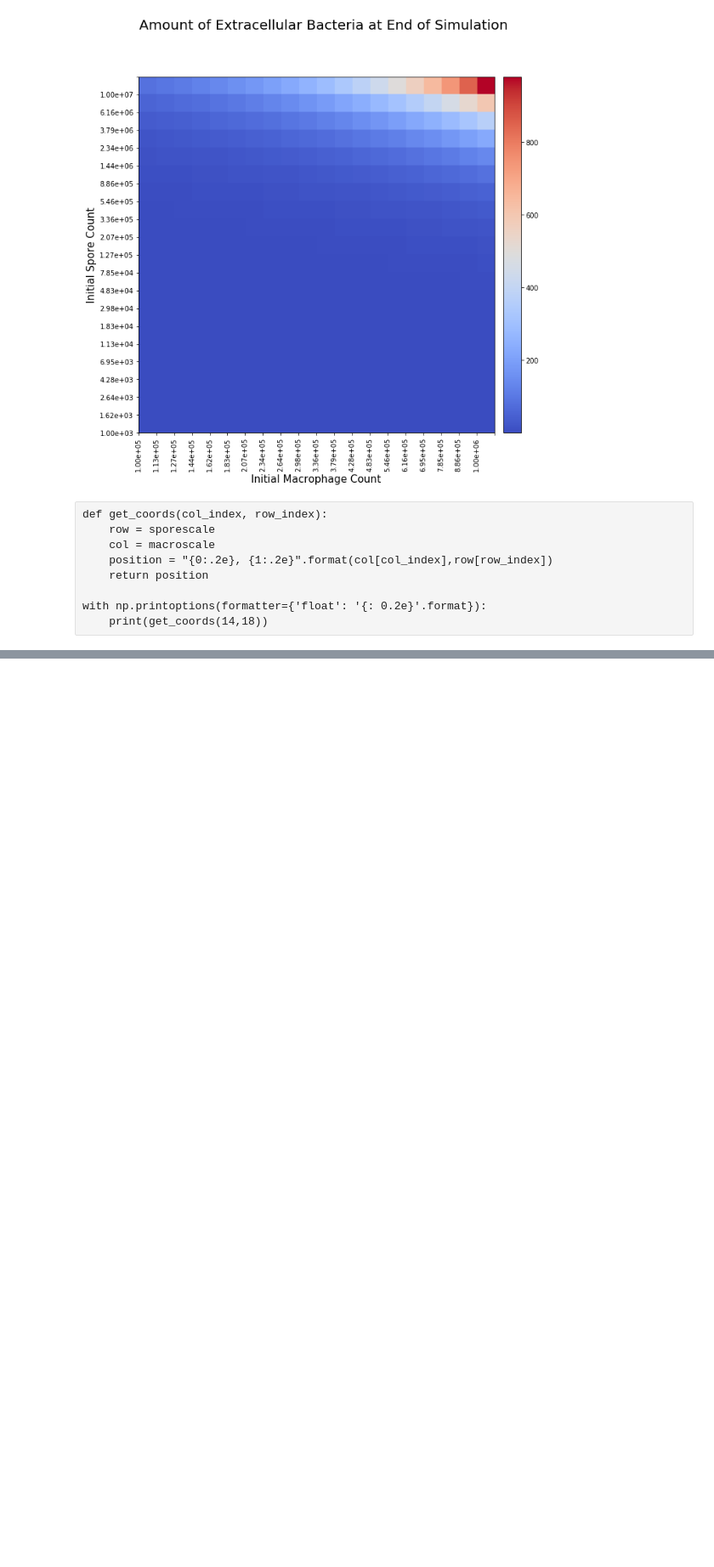
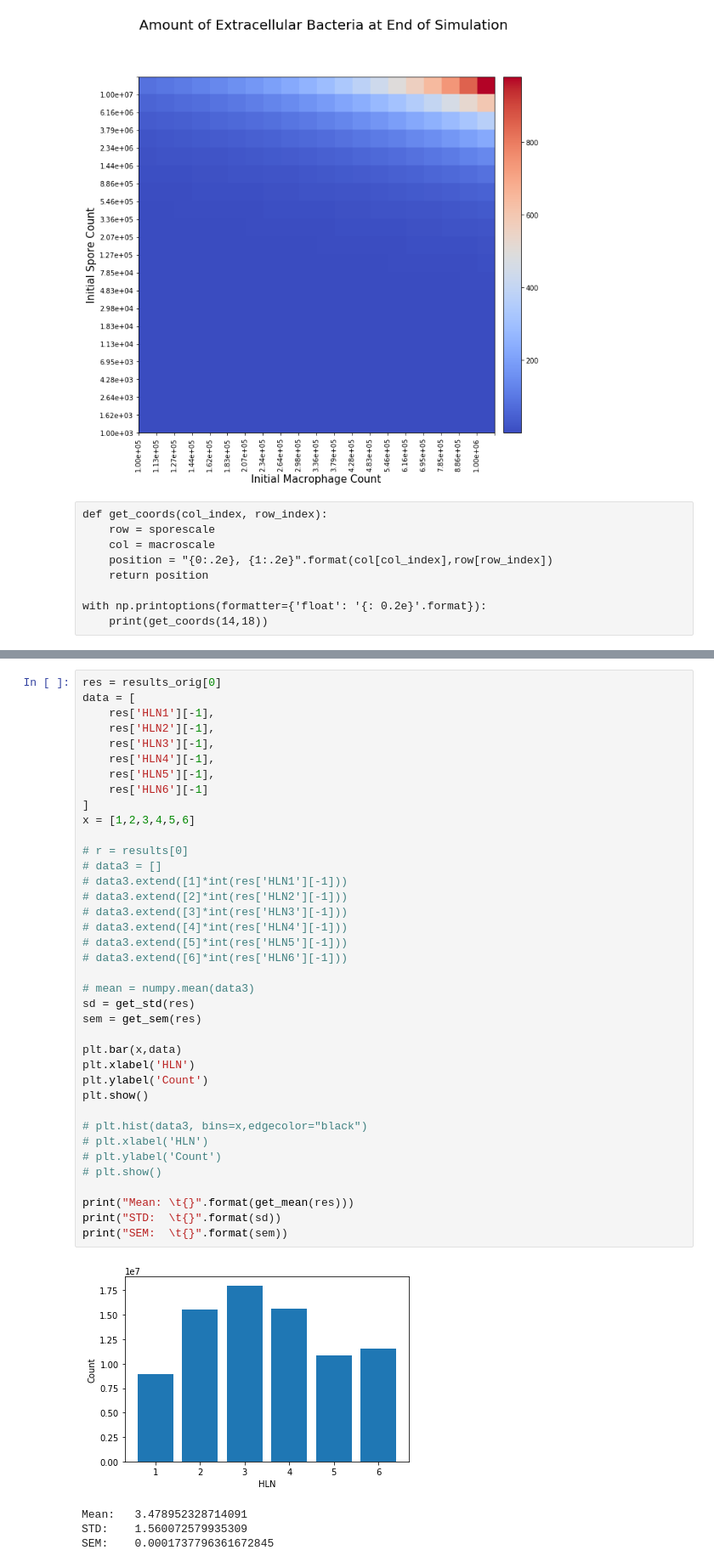
Before and after one commit to technodivergent/Bacillus_Anthracis_Simulation, a Jupyter notebook: Submodel - Lung+Lymph.ipynb, the cells around one changed output, grey strips where cells are left out. Shown at 85% size. Drawn from its saved outputs; the diff is of its cells as text; blank space fills up the shorter version.

```diff
--- a/Submodel - Lung+Lymph.ipynb
+++ b/Submodel - Lung+Lymph.ipynb
@@ -662,3 +646,46 @@ print("SEM:  \t{}".format(sem))
+# %%
+res = results_orig[0]
+data = [
+    res['HLN1'][-1],
+    res['HLN2'][-1],
+    res['HLN3'][-1],
+    res['HLN4'][-1],
+    res['HLN5'][-1],
+    res['HLN6'][-1]
+]
+x = [1,2,3,4,5,6]
+
+# r = results[0]
+# data3 = []
+# data3.extend([1]*int(res['HLN1'][-1]))
+# data3.extend([2]*int(res['HLN2'][-1]))
+# data3.extend([3]*int(res['HLN3'][-1]))
+# data3.extend([4]*int(res['HLN4'][-1]))
+# data3.extend([5]*int(res['HLN5'][-1]))
+# data3.extend([6]*int(res['HLN6'][-1]))
+
+# mean = numpy.mean(data3)
+sd = get_std(res)
+sem = get_sem(res)
+
+plt.bar(x,data)
+plt.xlabel('HLN')
+plt.ylabel('Count')
+plt.show()
+
+# plt.hist(data3, bins=x,edgecolor="black")
+# plt.xlabel('HLN')
+# plt.ylabel('Count')
+# plt.show()
+
+print("Mean: \t{}".format(get_mean(res)))
+print("STD:  \t{}".format(sd))
+print("SEM:  \t{}".format(sem))
+# %% [output]
+[figure, added]
+Mean:   3.478952328714091
+STD:    1.560072579935309
+SEM:    0.0001737796361672845
 # %%
 fig = plt.figure(figsize=(18,10))
 fig.suptitle("Spores available", fontsize=20)
```
Also changed, not shown: parts of 14 cells of this notebook.
